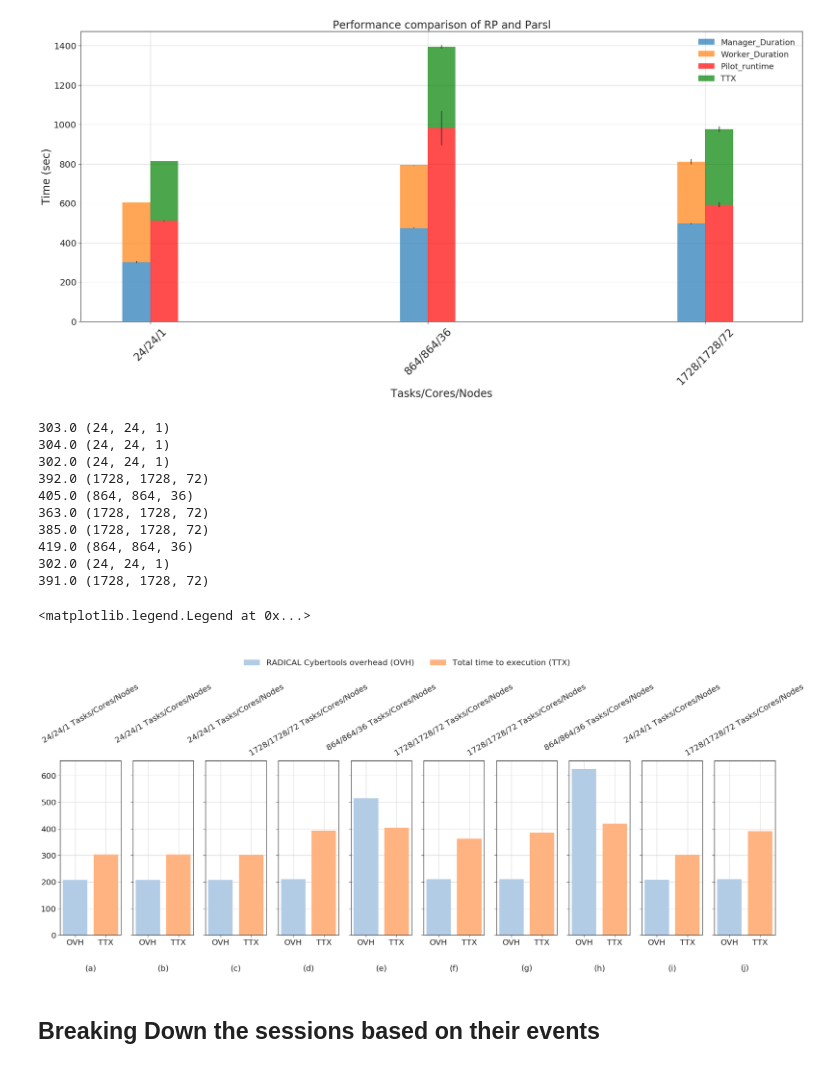
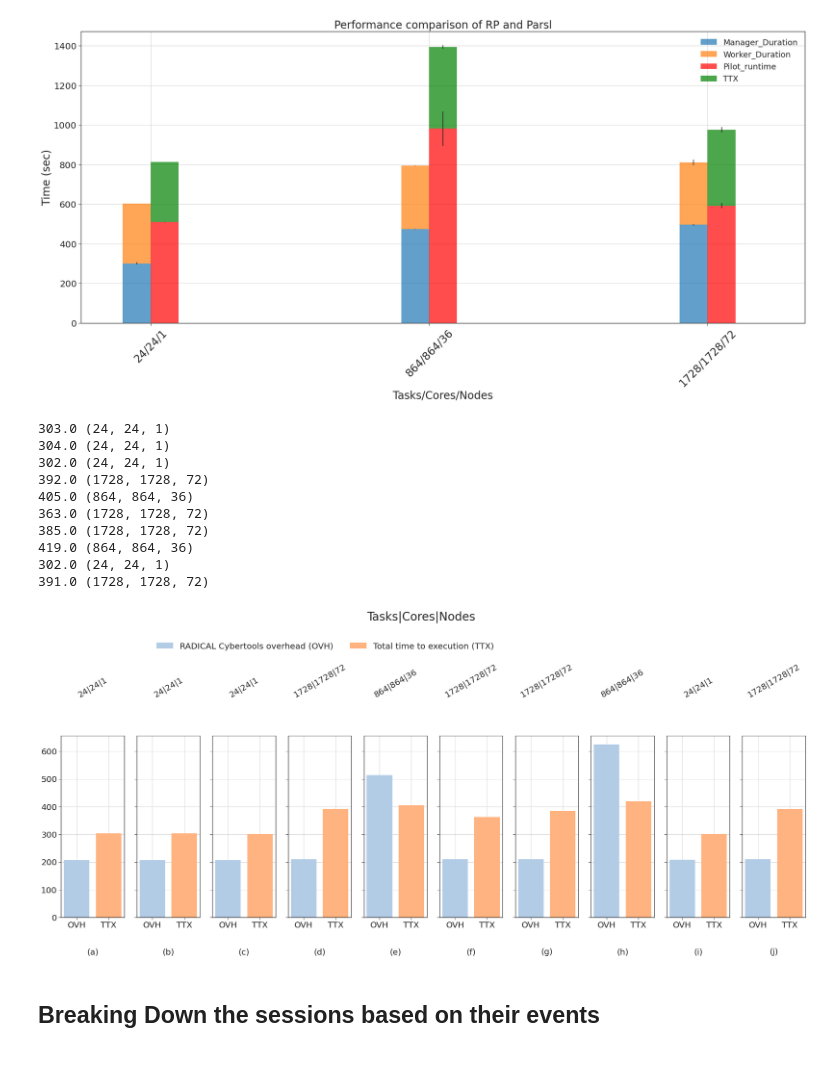
Before and after one commit to AymenFJA/Parsl-RP, a Jupyter notebook: comet-test/Notebook/RP-PARSL.ipynb, the cells around one changed output. Cells and saved outputs as stored; diff of their text form; code cells hidden in the pictures.

```diff
--- a/comet-test/Notebook/RP-PARSL.ipynb
+++ b/comet-test/Notebook/RP-PARSL.ipynb
@@ -289,7 +284,11 @@ for sid in range(len(loc)):
       'ttx_p': p.duration(event=[ {ru.EVENT: 'state'         , ru.STATE: rp.PMGR_ACTIVE        },
                                   [{ru.EVENT: 'state'        , ru.STATE: rp.DONE               },
                                    {ru.EVENT: 'state'        , ru.STATE: rp.FAILED             },
-                                   {ru.EVENT: 'state'        , ru.STATE: rp.CANCELED           }]])})
+                                   {ru.EVENT: 'state'        , ru.STATE: rp.CANCELED           }]]),
+
+      'pilot_lifetime': p.duration(event=[{ru.EVENT: 'bootstrap_0_start', ru.STATE: None},
+                                          {ru.EVENT: 'bootstrap_0_stop', ru.STATE: None}])})
+
 
     ss[sid].update({'ovh_rtc':(ss[sid]['ttx_p'])-ss[sid]['ttx_u']})
     print(ss[sid]['ttx_p'],ss[sid]['ttx_u'], len(ss[sid]['u'].get()))
@@ -365,42 +364,41 @@ plt.show()
 fwidth = 32
 fhight = 8
 fig, axarr = plt.subplots(1, len(loc), sharey=True, figsize=(fwidth, fhight))
-
+fig.suptitle("Tasks|Cores|Nodes", fontsize=28, y=1.4)
 i = 0
 j = 'a'
 for sid in range(len(loc)):
     nunit = len(ss[sid]['u'].get())
     nnodes= nunit/24
     ncore = nunit
     ax = axarr[i]
-    ax.set_title('%s/%s/%s Tasks/Cores/Nodes' % (int(nunit),int(ncore), int(nnodes)), rotation = 30,y=1.4)
+    ax.set_title('%s|%s|%s' % (int(nunit),int(ncore), int(nnodes)), rotation = 30,y=1.2)
     #ax.title.set_text('%s/%s/%s Tasks/Cores/Nodes' % (24,24, int(1)))
     print(ss[sid]['ttx_u'], (int(nunit),int(ncore), int(nnodes)))
     ax.bar(x = 'OVH', height = ss[sid]['ovh_rtc'], color = tableau20[1])
     ax.bar(x = 'TTX', height = ss[sid]['ttx_u']  , color = tableau20[3])
     ax.grid()
     ax.set_xlabel('(%s)' % j, labelpad=45)
 
     i = i+1
     j = chr(ord(j) + 1)
 
 
 fig.legend(['RADICAL Cybertools overhead (OVH)', 'Total time to execution (TTX)'], loc='upper center',
-           bbox_to_anchor=(0.4, 1.4), fontsize=20, ncol=2)
-#plt.savefig('../figures/rp_aggregated_overheads.pdf', dpi=300, bbox_inches='tight')
+           bbox_to_anchor=(0.4, 1.3), fontsize=20, ncol=2)
+plt.savefig('../figures/rp_aggregated_overheads.pdf', dpi=300, bbox_inches='tight')
 # %% [output]
 303.0 (24, 24, 1)
 304.0 (24, 24, 1)
 302.0 (24, 24, 1)
 392.0 (1728, 1728, 72)
 405.0 (864, 864, 36)
 363.0 (1728, 1728, 72)
 385.0 (1728, 1728, 72)
 419.0 (864, 864, 36)
 302.0 (24, 24, 1)
 391.0 (1728, 1728, 72)
-<matplotlib.legend.Legend at 0x...>
-[figure, old version]
+[figure, new version]
 # %% [markdown]
 ## Breaking Down the sessions based on their events
 # %%
```
Also changed, not shown: parts of 6 cells of this notebook, 15 other files.
